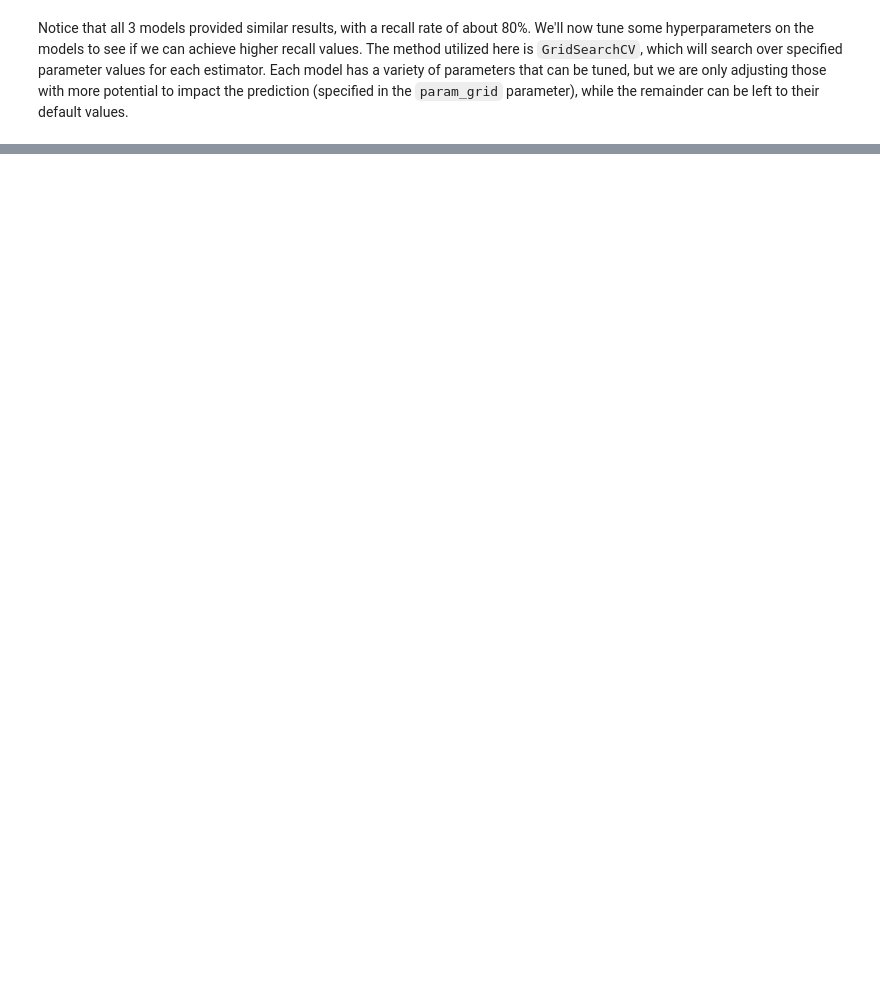
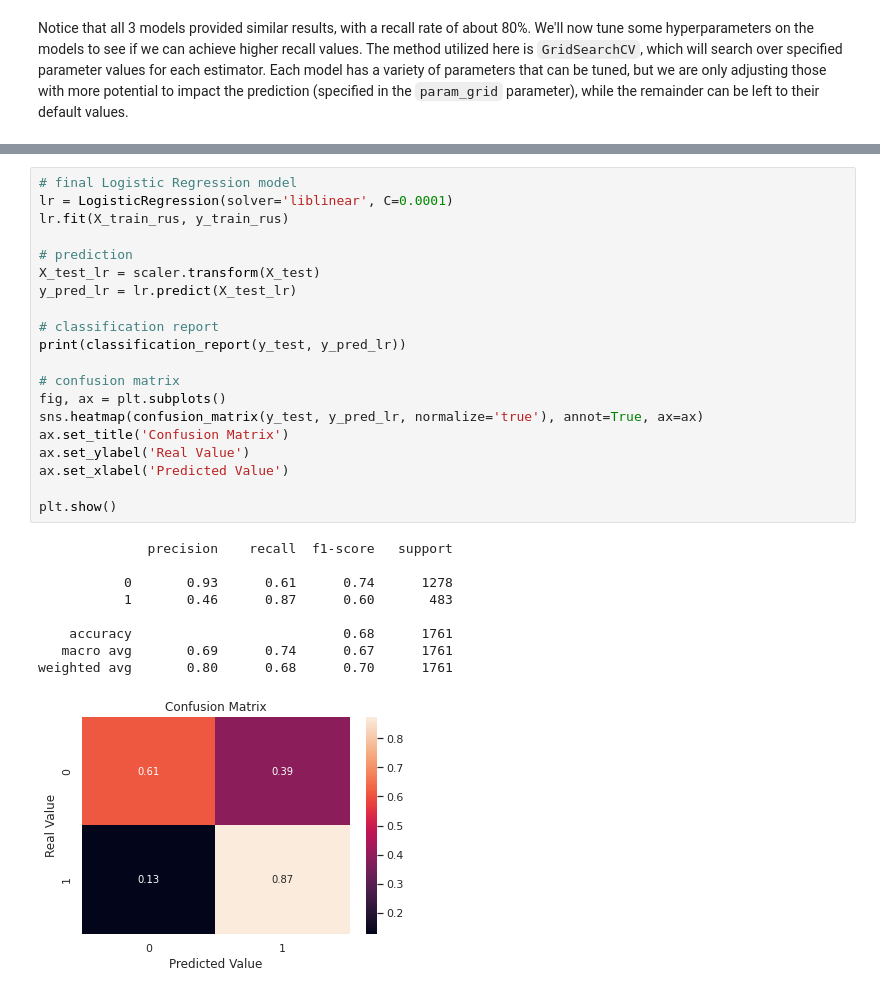
Before and after one commit to rmpbastos/data_science, a Jupyter notebook: Churn_Prediction.ipynb, the cells around one changed output, grey strips where cells are left out. Cells and saved outputs as stored; diff of their text form; blank space fills up the shorter version.

```diff
--- a/Churn_Prediction.ipynb
+++ b/Churn_Prediction.ipynb
@@ -608,0 +587,30 @@ plt.tight_layout()
+# %%
+# final Logistic Regression model
+lr = LogisticRegression(solver='liblinear', C=0.0001)
+lr.fit(X_train_rus, y_train_rus)
+
+# prediction
+X_test_lr = scaler.transform(X_test)
+y_pred_lr = lr.predict(X_test_lr)
+
+# classification report
+print(classification_report(y_test, y_pred_lr))
+
+# confusion matrix
+fig, ax = plt.subplots()
+sns.heatmap(confusion_matrix(y_test, y_pred_lr, normalize='true'), annot=True, ax=ax)
+ax.set_title('Confusion Matrix')
+ax.set_ylabel('Real Value')
+ax.set_xlabel('Predicted Value')
+
+plt.show()
+# %% [output]
+              precision    recall  f1-score   support
+
+           0       0.93      0.61      0.74      1278
+           1       0.46      0.87      0.60       483
+
+    accuracy                           0.68      1761
+   macro avg       0.69      0.74      0.67      1761
+weighted avg       0.80      0.68      0.70      1761
+[figure, added]
```
Also changed, not shown: parts of 41 cells of this notebook.
